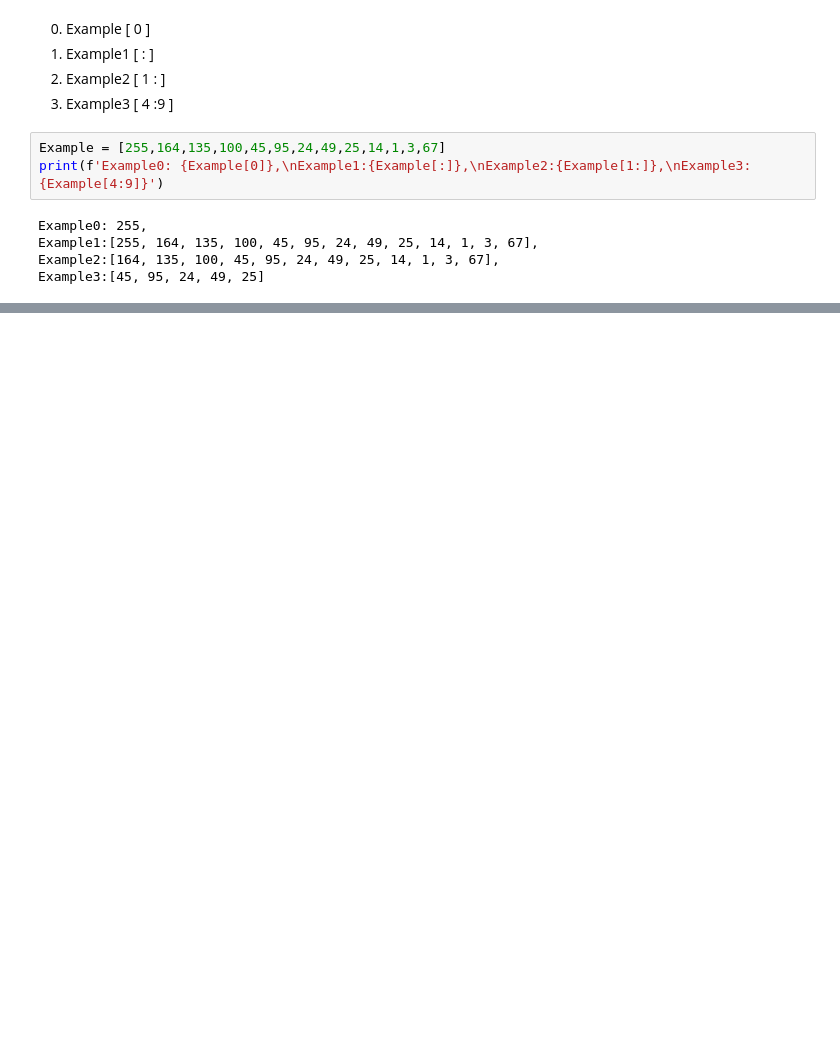
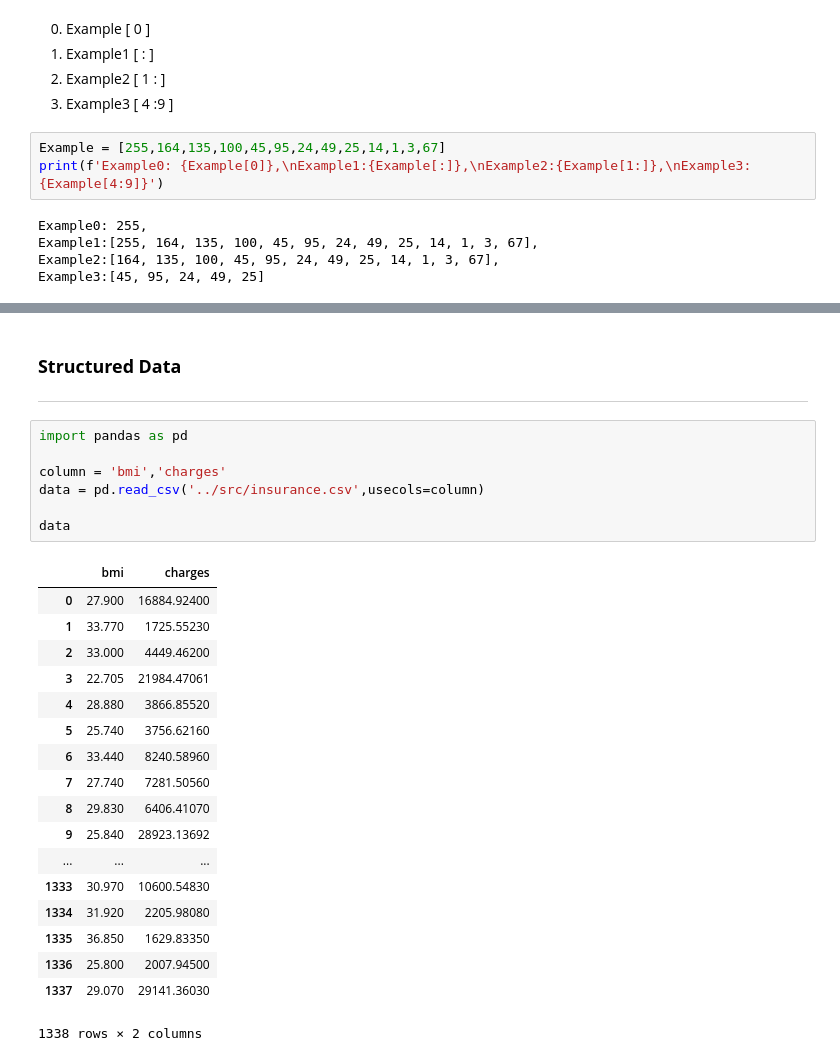
Before and after one commit to alexliqu09/Python_for_ML_and_DL, a Jupyter notebook: Notebooks/Class1.ipynb, the cells around one changed output, grey strips where cells are left out. Saved outputs shown, nothing was run; the diff lists cells and outputs as text; blank space fills up the shorter version.

```diff
--- a/Notebooks/Class1.ipynb
+++ b/Notebooks/Class1.ipynb
@@ -48,0 +314,30 @@ Example3:[45, 95, 24, 49, 25]
+# %% [markdown]
+### **Structured Data**
+
+---
+# %%
+import pandas as pd
+
+column = 'bmi','charges'
+data = pd.read_csv('../src/insurance.csv',usecols=column)
+
+data
+# %% [output]
+|  | bmi | charges |
+| 0 | 27.900 | 16884.92400 |
+| 1 | 33.770 | 1725.55230 |
+| 2 | 33.000 | 4449.46200 |
+| 3 | 22.705 | 21984.47061 |
+| 4 | 28.880 | 3866.85520 |
+| 5 | 25.740 | 3756.62160 |
+| 6 | 33.440 | 8240.58960 |
+| 7 | 27.740 | 7281.50560 |
+| 8 | 29.830 | 6406.41070 |
+| 9 | 25.840 | 28923.13692 |
+| ... | ... | ... |
+| 1333 | 30.970 | 10600.54830 |
+| 1334 | 31.920 | 2205.98080 |
+| 1335 | 36.850 | 1629.83350 |
+| 1336 | 25.800 | 2007.94500 |
+| 1337 | 29.070 | 29141.36030 |
+1338 rows × 2 columns
```
Also changed, not shown: parts of 68 cells of this notebook.
